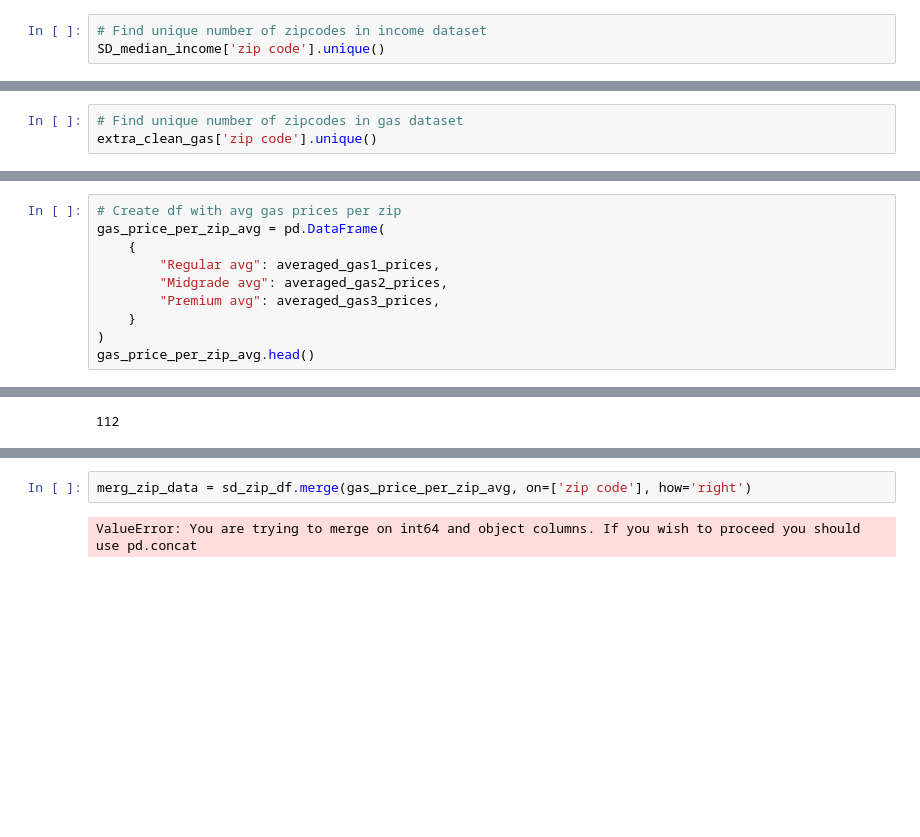
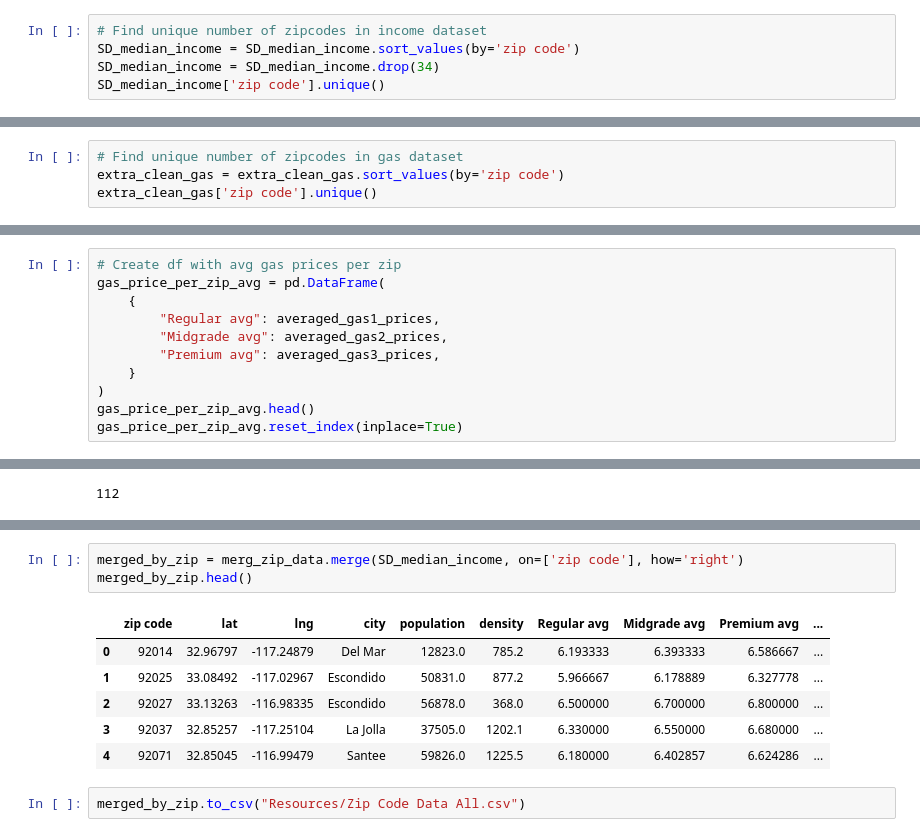
Before and after one commit to Lilnessa/Project1, a Jupyter notebook: gas_prices_zip_code.ipynb, the cells around one changed output, grey strips where cells are left out. Cells and saved outputs as stored; diff of their text form; blank space fills up the shorter version.

```diff
--- a/gas_prices_zip_code.ipynb
+++ b/gas_prices_zip_code.ipynb
@@ -181,5 +179,7 @@ SD_median_income.head()
 | 4 | 92071 | 87334 |
 # %%
 # Find unique number of zipcodes in income dataset
+SD_median_income = SD_median_income.sort_values(by='zip code')
+SD_median_income = SD_median_income.drop(34)
 SD_median_income['zip code'].unique()
 # %% [output]
@@ -187,4 +191,5 @@ SD_median_income['zip code'].unique()
 # %%
 # Find unique number of zipcodes in gas dataset
+extra_clean_gas = extra_clean_gas.sort_values(by='zip code')
 extra_clean_gas['zip code'].unique()
 # %% [output]
@@ -204,3 +214,4 @@ gas_price_per_zip_avg = pd.DataFrame(
     }
 )
 gas_price_per_zip_avg.head()
+gas_price_per_zip_avg.reset_index(inplace=True)
@@ -241,4 +293,12 @@ KeyError: "None of [Index(['92014', '92025', '92027', '92037', '92071', '92101',
 # %%
-merg_zip_data = sd_zip_df.merge(gas_price_per_zip_avg, on=['zip code'], how='right')
+merged_by_zip = merg_zip_data.merge(SD_median_income, on=['zip code'], how='right')
+merged_by_zip.head()
 # %% [output]
-ValueError: You are trying to merge on int64 and object columns. If you wish to proceed you should use pd.concat
+|  | zip code | lat | lng | city | population | density | Regular avg | Midgrade avg | Premium avg | ... |
+| 0 | 92014 | 32.96797 | -117.24879 | Del Mar | 12823.0 | 785.2 | 6.193333 | 6.393333 | 6.586667 | ... |
+| 1 | 92025 | 33.08492 | -117.02967 | Escondido | 50831.0 | 877.2 | 5.966667 | 6.178889 | 6.327778 | ... |
+| 2 | 92027 | 33.13263 | -116.98335 | Escondido | 56878.0 | 368.0 | 6.500000 | 6.700000 | 6.800000 | ... |
+| 3 | 92037 | 32.85257 | -117.25104 | La Jolla | 37505.0 | 1202.1 | 6.330000 | 6.550000 | 6.680000 | ... |
+| 4 | 92071 | 32.85045 | -116.99479 | Santee | 59826.0 | 1225.5 | 6.180000 | 6.402857 | 6.624286 | ... |
+# %%
+merged_by_zip.to_csv("Resources/Zip Code Data All.csv")
```
Also changed, not shown: parts of 9 cells of this notebook, 1 other file.
